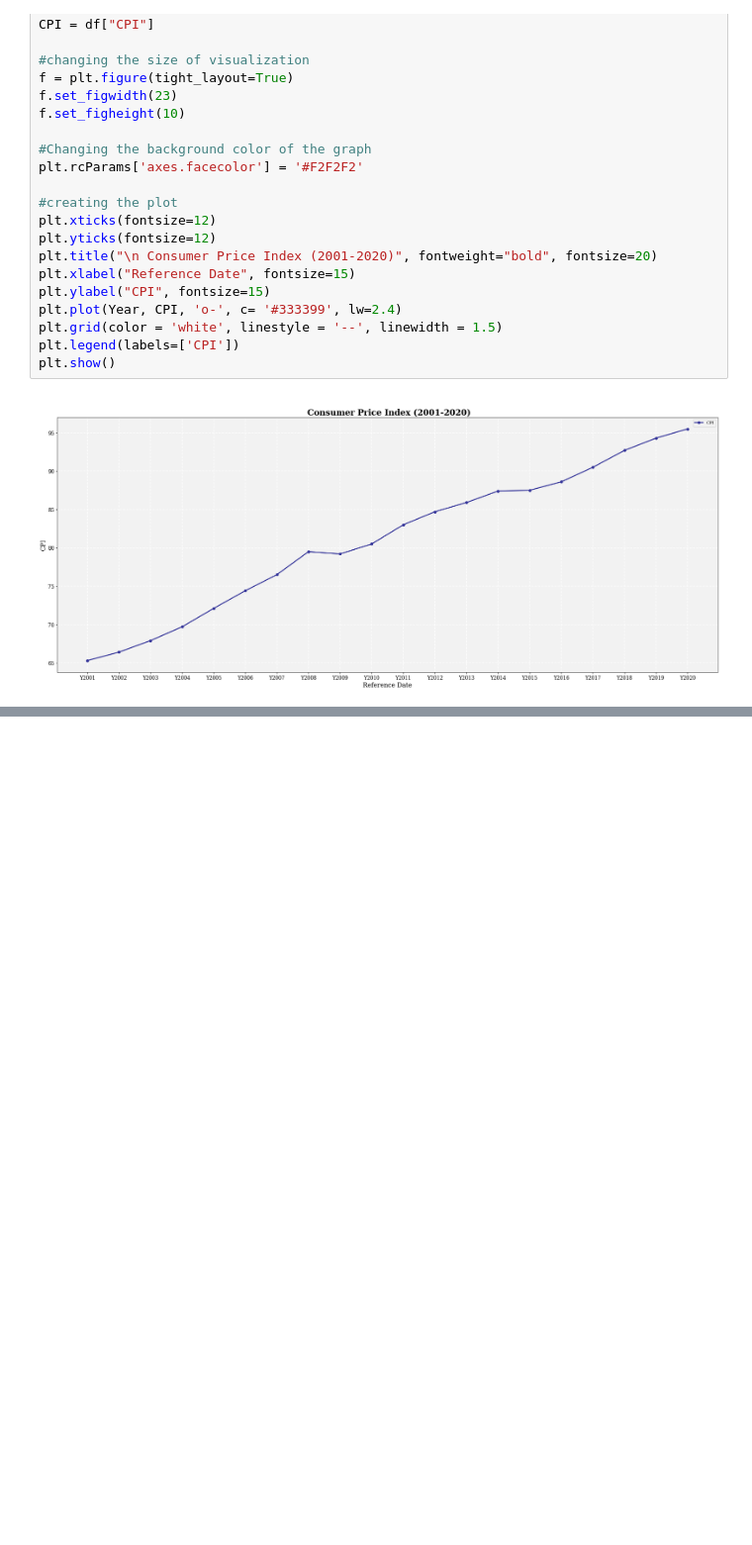
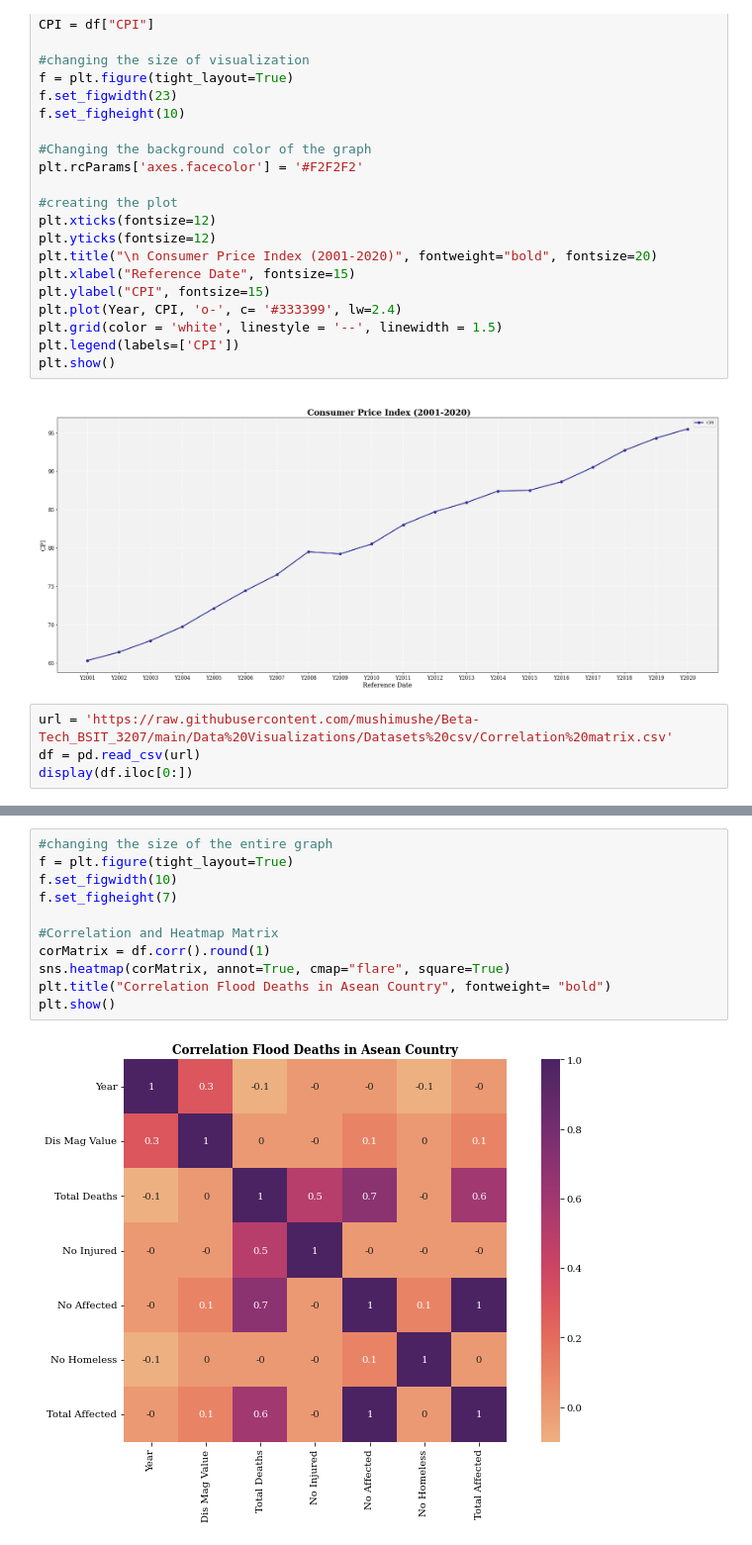
Before and after one commit to KarlAndreiCalimutan/Beta-Tech_BSIT_3207, a Jupyter notebook: Datasets_visual.ipynb, the cells around one changed output, grey strips where cells are left out. Shown at 99% size. Cells and saved outputs as stored; diff of their text form; blank space fills up the shorter version.

```diff
--- a/Datasets_visual.ipynb
+++ b/Datasets_visual.ipynb
@@ -239,3 +239,7 @@ plt.legend(labels=['CPI'])
 plt.show()
 # %% [output]
 [figure]
+# %%
+url = 'https://raw.githubusercontent.com/mushimushe/Beta-Tech_BSIT_3207/main/Data%20Visualizations/Datasets%20csv/Correlation%20matrix.csv'
+df = pd.read_csv(url)
+display(df.iloc[0:])
@@ -241,0 +302,13 @@ plt.show()
+# %%
+#changing the size of the entire graph
+f = plt.figure(tight_layout=True)
+f.set_figwidth(10)
+f.set_figheight(7)
+
+#Correlation and Heatmap Matrix
+corMatrix = df.corr().round(1)
+sns.heatmap(corMatrix, annot=True, cmap="flare", square=True)
+plt.title("Correlation Flood Deaths in Asean Country", fontweight= "bold")
+plt.show()
+# %% [output]
+[figure, added]
```
Also changed, not shown: parts of 5 cells of this notebook.
